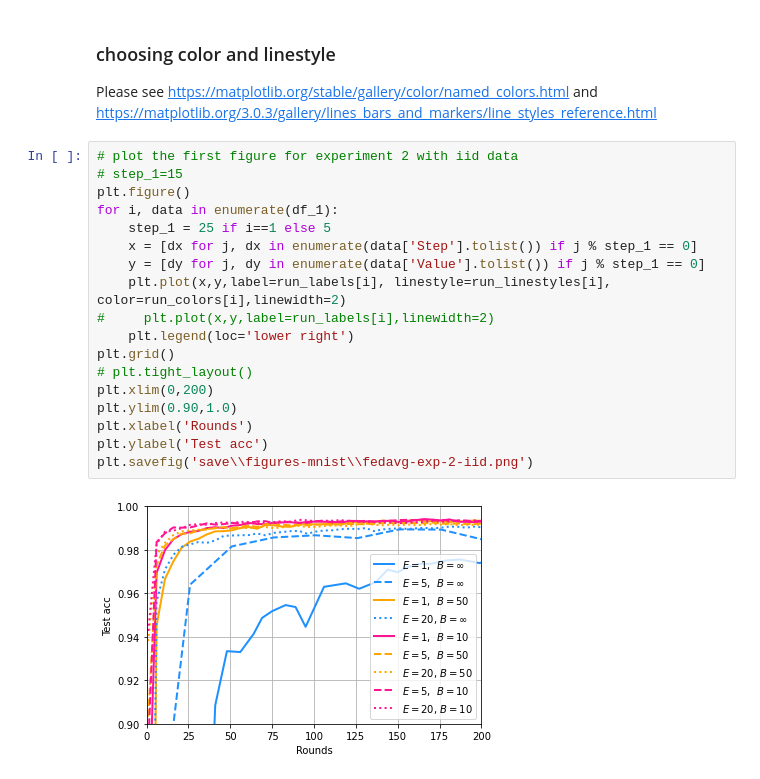
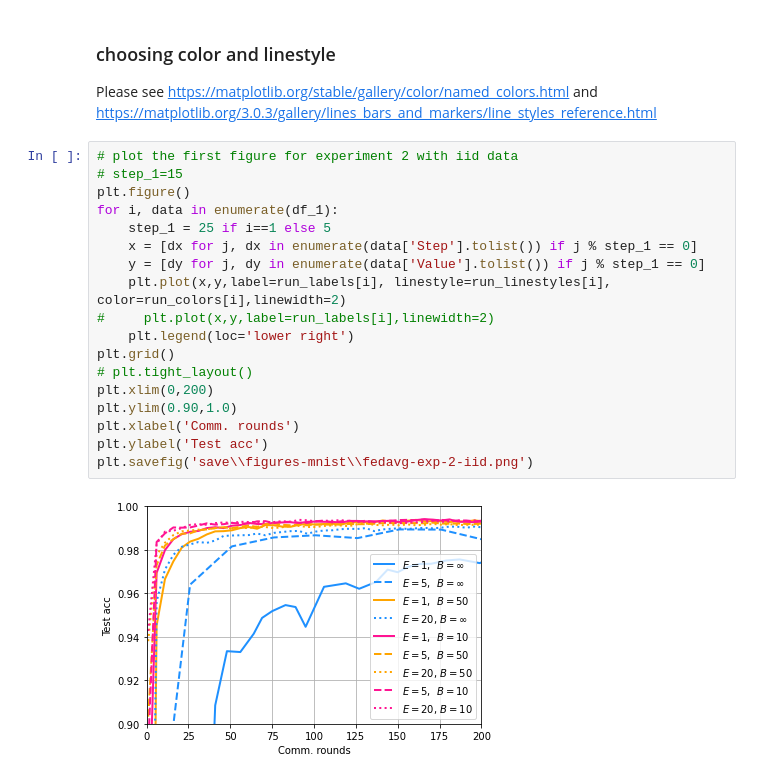
Before and after one commit to ywang037/Federated-Learning-PyTorch, a Jupyter notebook: helper-plot-csv-exp-2.ipynb, the cells around one changed output. Drawn from its saved outputs; the diff is of its cells as text.

```diff
--- a/helper-plot-csv-exp-2.ipynb
+++ b/helper-plot-csv-exp-2.ipynb
@@ -83,23 +83,23 @@ Please see https://matplotlib.org/stable/gallery/color/named_colors.html and htt
 # %%
 # plot the first figure for experiment 2 with iid data
 # step_1=15
 plt.figure()
 for i, data in enumerate(df_1):
     step_1 = 25 if i==1 else 5
     x = [dx for j, dx in enumerate(data['Step'].tolist()) if j % step_1 == 0]
     y = [dy for j, dy in enumerate(data['Value'].tolist()) if j % step_1 == 0]
     plt.plot(x,y,label=run_labels[i], linestyle=run_linestyles[i], color=run_colors[i],linewidth=2)
 #     plt.plot(x,y,label=run_labels[i],linewidth=2)
     plt.legend(loc='lower right')
 plt.grid()
 # plt.tight_layout()
 plt.xlim(0,200)
 plt.ylim(0.90,1.0)
-plt.xlabel('Rounds')
+plt.xlabel('Comm. rounds')
 plt.ylabel('Test acc')
 plt.savefig('save\\figures-mnist\\fedavg-exp-2-iid.png')
 # %% [output]
-[figure, old version]
+[figure, new version]
 # %%
 # plot the first figure for experiment 2 with non-iid data
 step_2=20
```
Also changed, not shown: parts of 1 cell of this notebook, 2 other files.
